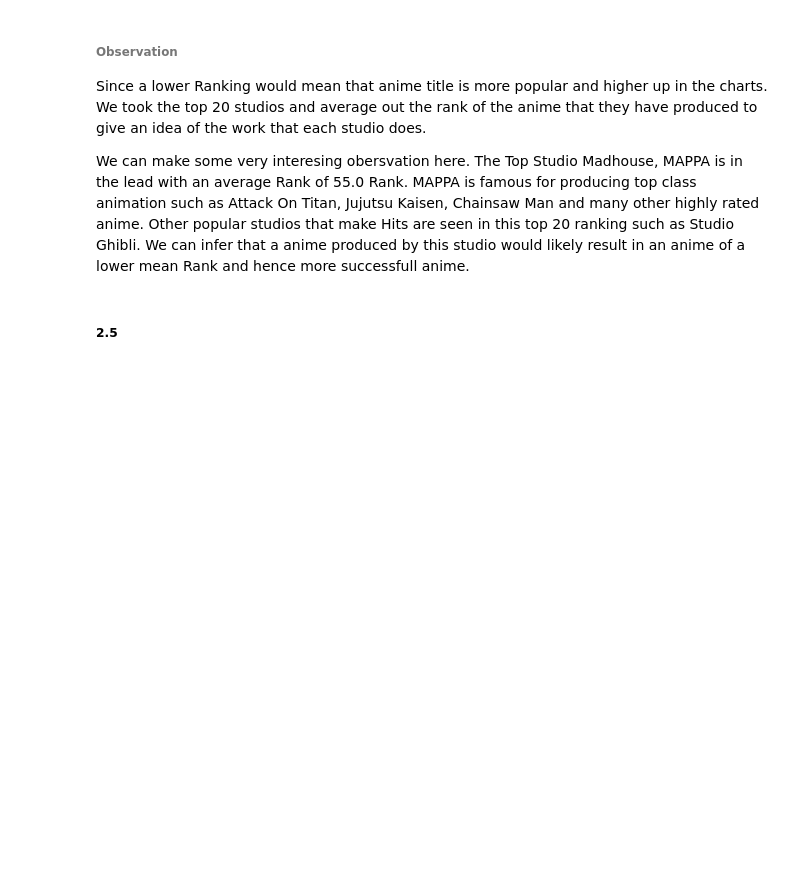
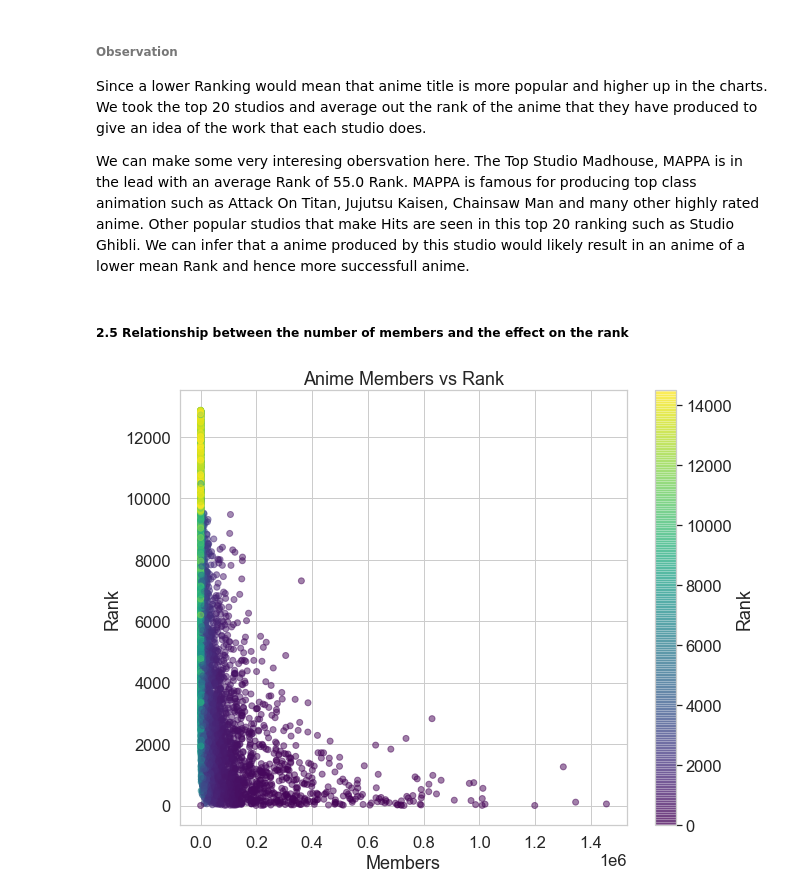
Before and after one commit to Jianhong072/SC1015-Mini-Project, a Jupyter notebook: Mini Project.ipynb, the cells around one changed output. Drawn from its saved outputs; the diff is of its cells as text; code cells hidden in the pictures; blank space fills up the shorter version.

```diff
--- a/Mini Project.ipynb
+++ b/Mini Project.ipynb
@@ -332,5 +385,30 @@ plt.show()
 Since a lower Ranking would mean that anime title is more popular and higher up in the charts. We took the top 20 studios and average out the rank of the anime that they have produced to give an idea of the work that each studio does.
 
 We can make some very interesing obersvation here. The Top Studio Madhouse, MAPPA is in the lead with an average Rank of 55.0 Rank. MAPPA is famous for producing top class animation such as Attack On Titan, Jujutsu Kaisen, Chainsaw Man and many other highly rated anime. Other popular studios that make Hits are seen in this top 20 ranking such as Studio Ghibli. We can infer that a anime produced by this studio would likely result in an anime of a lower mean Rank and hence more successfull anime.
-# %% [markdown]
-##### 2.5
+# %% [markdown]
+##### 2.5 Relationship between the number of members and the effect on the rank
+# %%
+import matplotlib.pyplot as plt
+
+fig, ax = plt.subplots(figsize=(10, 8))
+
+# Define the x and y variables
+x = df['members']
+y = df['rank']
+colors = df['popularity']
+
+# Create the scatter plot
+scatter = ax.scatter(x, y, c=colors, cmap='viridis', alpha=0.5)
+
+# Set the labels and title
+ax.set_xlabel('Members')
+ax.set_ylabel('Rank')
+ax.set_title('Anime Members vs Rank')
+
+# Add a colorbar
+cbar = plt.colorbar(scatter)
+cbar.set_label('Rank')
+
+plt.show()
+# %% [output]
+[figure, added]
```
Also changed, not shown: parts of 23 cells of this notebook.
